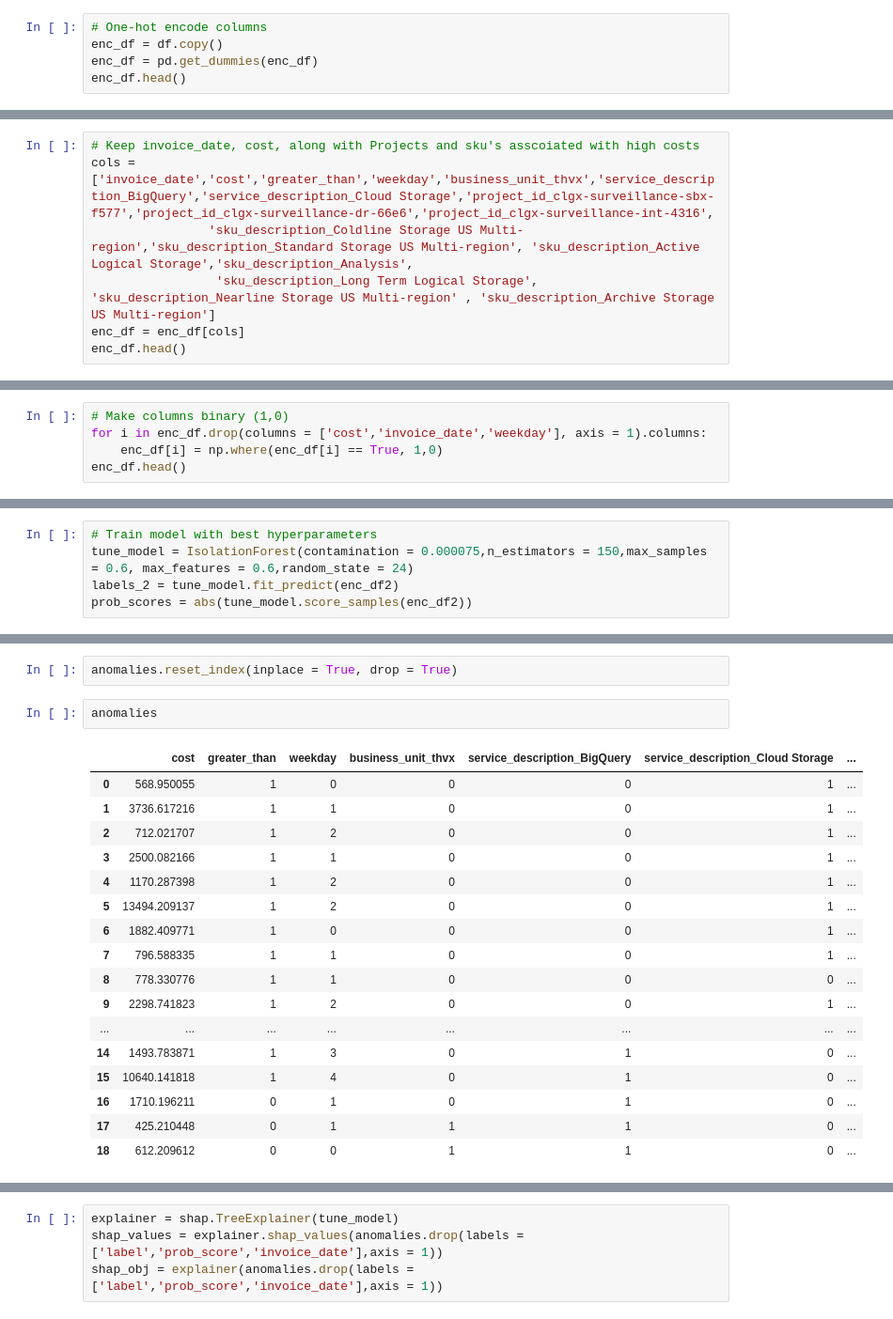
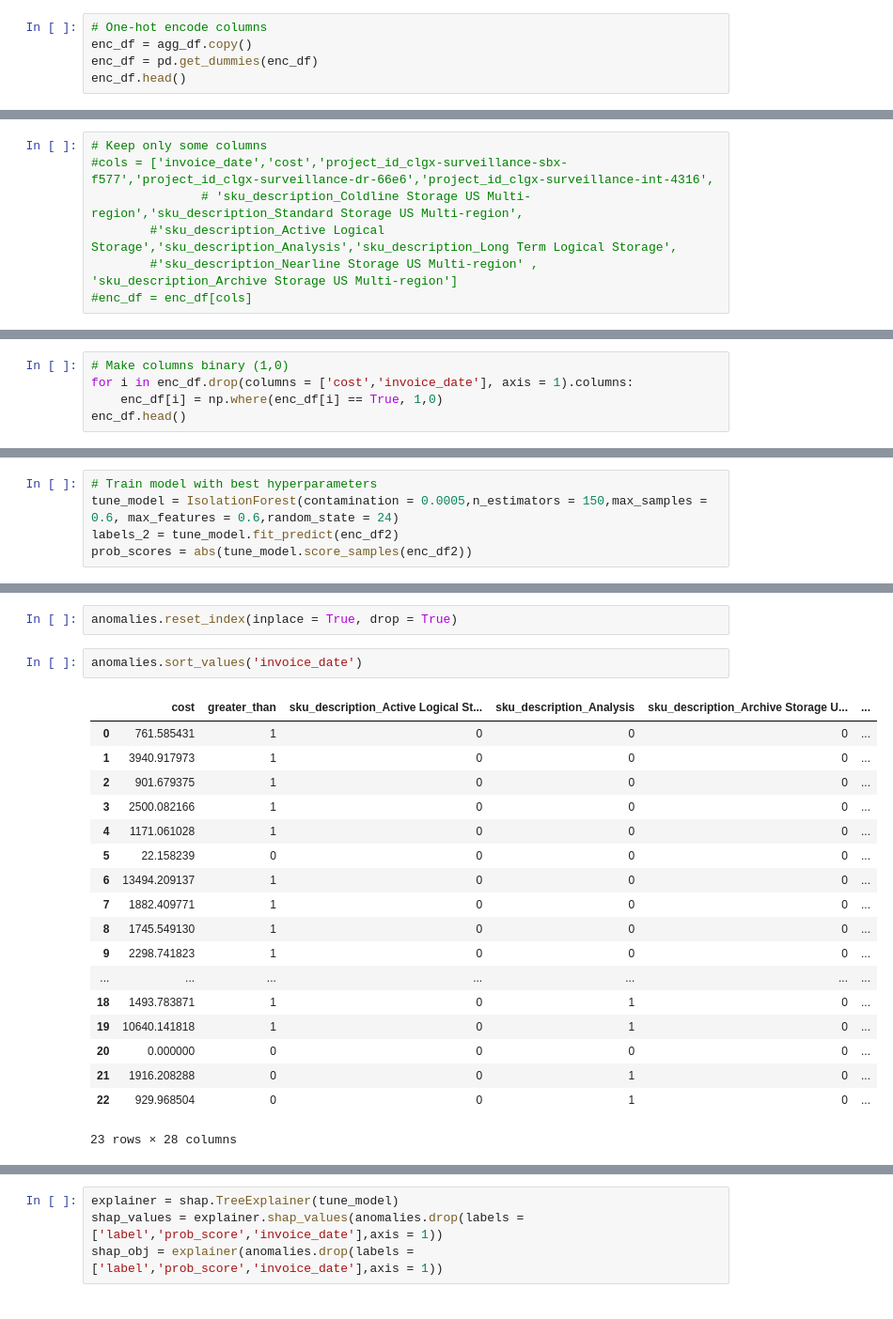
Before and after one commit to brlopez-clgx/GCP_Anomaly_Detection, a Jupyter notebook: Anomaly_Detection.ipynb, the cells around one changed output, grey strips where cells are left out. Shown at 94% size. Cells and saved outputs as stored; diff of their text form.

```diff
--- a/Anomaly_Detection.ipynb
+++ b/Anomaly_Detection.ipynb
@@ -302,6 +180,6 @@ df['weekday'] = df['invoice_date'].dt.weekday
 # %%
 # One-hot encode columns
-enc_df = df.copy()
+enc_df = agg_df.copy()
 enc_df = pd.get_dummies(enc_df)
 enc_df.head()
 # %% [output]
@@ -317,9 +201,9 @@ enc_df.head()
                 #'sku_description_Coldline Storage US Multi-region','sku_description_Standard Storage US Multi-region', 'sku_description_Active Logical Storage','sku_description_Analysis',
                  #'sku_description_Long Term Logical Storage', 'sku_description_Nearline Storage US Multi-region' , 'sku_description_Archive Storage US Multi-region']
 # %%
-# Keep invoice_date, cost, along with Projects and sku's asscoiated with high costs
-cols =['invoice_date','cost','greater_than','weekday','business_unit_thvx','service_description_BigQuery','service_description_Cloud Storage','project_id_clgx-surveillance-sbx-f577','project_id_clgx-surveillance-dr-66e6','project_id_clgx-surveillance-int-4316',
-                'sku_description_Coldline Storage US Multi-region','sku_description_Standard Storage US Multi-region', 'sku_description_Active Logical Storage','sku_description_Analysis',
-                 'sku_description_Long Term Logical Storage', 'sku_description_Nearline Storage US Multi-region' , 'sku_description_Archive Storage US Multi-region']
-enc_df = enc_df[cols]
-enc_df.head()
+# Keep only some columns
+#cols = ['invoice_date','cost','project_id_clgx-surveillance-sbx-f577','project_id_clgx-surveillance-dr-66e6','project_id_clgx-surveillance-int-4316',
+               # 'sku_description_Coldline Storage US Multi-region','sku_description_Standard Storage US Multi-region',
+        #'sku_description_Active Logical Storage','sku_description_Analysis','sku_description_Long Term Logical Storage',
+        #'sku_description_Nearline Storage US Multi-region' , 'sku_description_Archive Storage US Multi-region']
+#enc_df = enc_df[cols]
@@ -333,6 +210,6 @@ enc_df.head()
 # %%
 # Make columns binary (1,0)
-for i in enc_df.drop(columns = ['cost','invoice_date','weekday'], axis = 1).columns:
+for i in enc_df.drop(columns = ['cost','invoice_date'], axis = 1).columns:
     enc_df[i] = np.where(enc_df[i] == True, 1,0)
 enc_df.head()
 # %% [output]
@@ -487,7 +350,7 @@ enc_df2 = enc_df.copy()
 #print(min_error,abs(scores[min_error]))
 # %%
 # Train model with best hyperparameters
-tune_model = IsolationForest(contamination = 0.000075,n_estimators = 150,max_samples = 0.6, max_features = 0.6,random_state = 24)
+tune_model = IsolationForest(contamination = 0.0005,n_estimators = 150,max_samples = 0.6, max_features = 0.6,random_state = 24)
 labels_2 = tune_model.fit_predict(enc_df2)
 prob_scores = abs(tune_model.score_samples(enc_df2))
 # %%
@@ -523,22 +384,23 @@ false_neg = df_res[(df_res['invoice_date'] == '2024-06-24')&(df_res['cost'] >= 1
 # %%
 anomalies.reset_index(inplace = True, drop = True)
 # %%
-anomalies
+anomalies.sort_values('invoice_date')
 # %% [output]
-|  | cost | greater_than | weekday | business_unit_thvx | service_description_BigQuery | service_description_Cloud Storage | ... |
-| 0 | 568.950055 | 1 | 0 | 0 | 0 | 1 | ... |
-| 1 | 3736.617216 | 1 | 1 | 0 | 0 | 1 | ... |
-| 2 | 712.021707 | 1 | 2 | 0 | 0 | 1 | ... |
-| 3 | 2500.082166 | 1 | 1 | 0 | 0 | 1 | ... |
-| 4 | 1170.287398 | 1 | 2 | 0 | 0 | 1 | ... |
-| 5 | 13494.209137 | 1 | 2 | 0 | 0 | 1 | ... |
-| 6 | 1882.409771 | 1 | 0 | 0 | 0 | 1 | ... |
-| 7 | 796.588335 | 1 | 1 | 0 | 0 | 1 | ... |
-| 8 | 778.330776 | 1 | 1 | 0 | 0 | 0 | ... |
-| 9 | 2298.741823 | 1 | 2 | 0 | 0 | 1 | ... |
-| ... | ... | ... | ... | ... | ... | ... | ... |
-| 14 | 1493.783871 | 1 | 3 | 0 | 1 | 0 | ... |
-| 15 | 10640.141818 | 1 | 4 | 0 | 1 | 0 | ... |
-| 16 | 1710.196211 | 0 | 1 | 0 | 1 | 0 | ... |
-| 17 | 425.210448 | 0 | 1 | 1 | 1 | 0 | ... |
-| 18 | 612.209612 | 0 | 0 | 1 | 1 | 0 | ... |
+|  | cost | greater_than | sku_description_Active Logical St... | sku_description_Analysis | sku_description_Archive Storage U... | ... |
+| 0 | 761.585431 | 1 | 0 | 0 | 0 | ... |
+| 1 | 3940.917973 | 1 | 0 | 0 | 0 | ... |
+| 2 | 901.679375 | 1 | 0 | 0 | 0 | ... |
+| 3 | 2500.082166 | 1 | 0 | 0 | 0 | ... |
+| 4 | 1171.061028 | 1 | 0 | 0 | 0 | ... |
+| 5 | 22.158239 | 0 | 0 | 0 | 0 | ... |
+| 6 | 13494.209137 | 1 | 0 | 0 | 0 | ... |
+| 7 | 1882.409771 | 1 | 0 | 0 | 0 | ... |
+| 8 | 1745.549130 | 1 | 0 | 0 | 0 | ... |
+| 9 | 2298.741823 | 1 | 0 | 0 | 0 | ... |
+| ... | ... | ... | ... | ... | ... | ... |
+| 18 | 1493.783871 | 1 | 0 | 1 | 0 | ... |
+| 19 | 10640.141818 | 1 | 0 | 1 | 0 | ... |
+| 20 | 0.000000 | 0 | 0 | 0 | 0 | ... |
+| 21 | 1916.208288 | 0 | 0 | 1 | 0 | ... |
+| 22 | 929.968504 | 0 | 0 | 1 | 0 | ... |
+23 rows × 28 columns
```
Also changed, not shown: parts of 80 cells of this notebook.
